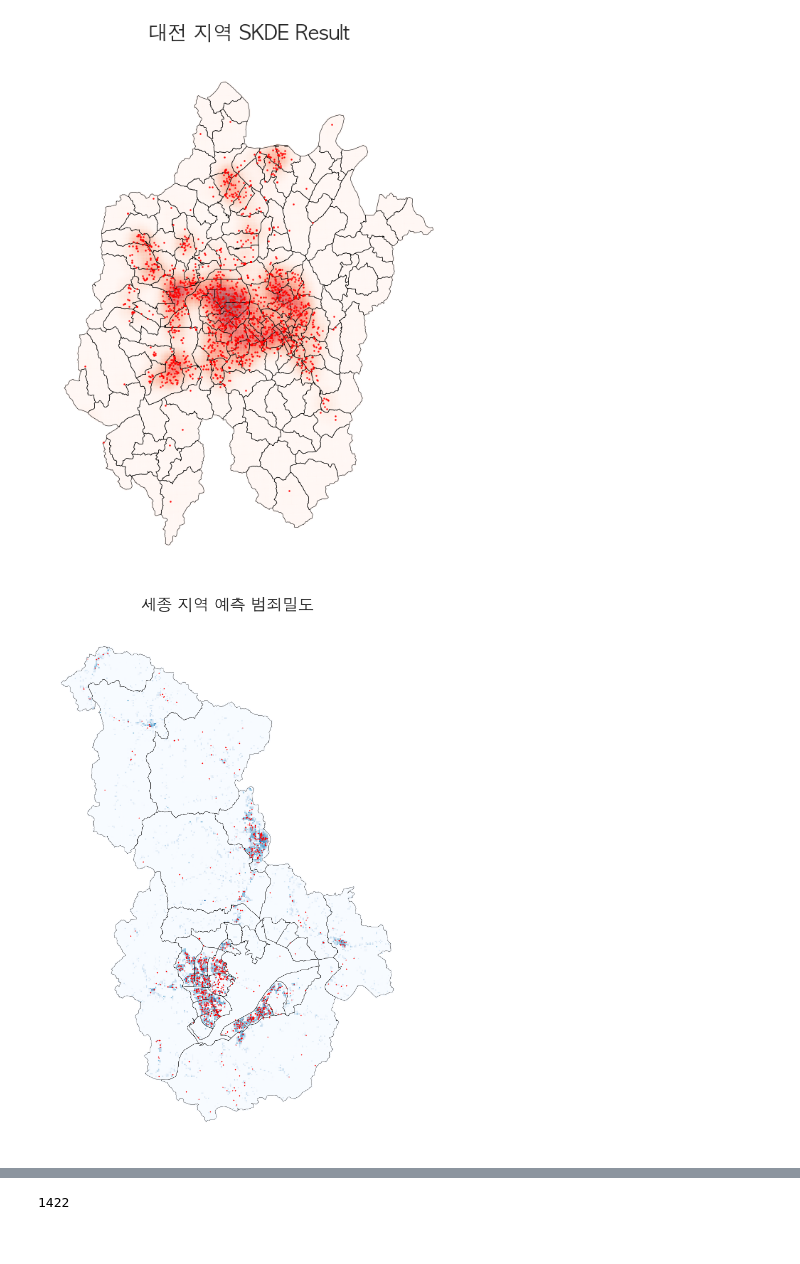
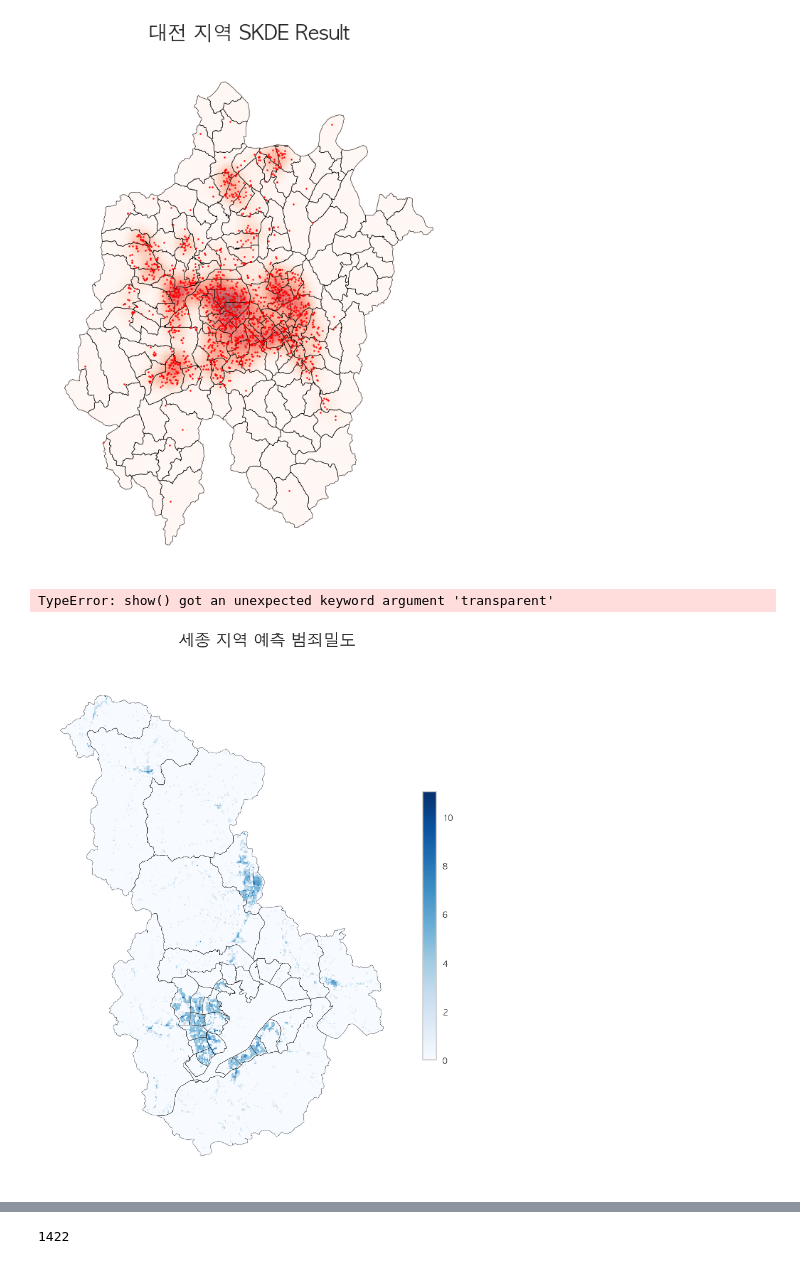
Before and after one commit to ddangchani/LocalSecurity_competition, a Jupyter notebook: Modeling/caret.ipynb, the cells around one changed output, grey strips where cells are left out. Drawn from its saved outputs; the diff is of its cells as text; code cells hidden in the pictures.

```diff
--- a/Modeling/caret.ipynb
+++ b/Modeling/caret.ipynb
@@ -92,7 +93,7 @@ gbr = reg.create_model('gbr')
 | Mean | 0.4360 | 0.4745 | 0.6885 | 0.5262 | 0.2710 | 2.3761 |
 | Std | 0.0088 | 0.0294 | 0.0213 | 0.0253 | 0.0061 | 1.1239 |
 # %%
-tuned_gbr = reg.tune_model(gbr)
+tuned_gbr = reg.tune_model(gbr, search_library='scikit-optimize')
 # %% [output]
 |  | MAE | MSE | RMSE | R2 | RMSLE | MAPE |
 | Fold |  |  |  |  |  |  |
@@ -150,11 +151,13 @@ census = gpd.read_file('df_full_100M.gpkg').fillna(0)
 df_predict = grid_SJ.set_index('GRID_100M_').join(census[census.columns.drop('geometry')].set_index('GRID_100M_')).reset_index(drop=True)
 df_predict = df_predict[df_predict.columns.drop('geometry')]
 # %%
-df_predict = predict_model(gbr, data=df_predict)
+df_predict = predict_model(tuned_gbr, data=df_predict)
 # %% [output]
 [interactive output not drawn]
 # %%
 grid_SJ['density'] = df_predict['prediction_label']
+# %%
+grid_SJ.density = (grid_SJ.density - grid_SJ.density.mean()) / grid_SJ.density.std()
 # %%
 daejeon = gpd.read_file('data/ADM_AREA/대전/LSMD_ADM_SECT_UMD_30.shp', encoding='cp949').to_crs(epsg=5181)
 crime_daejeon = gpd.read_file('data/gdf_crime_adm_DJ.gpkg').to_crs(epsg=5181)
@@ -174,18 +177,19 @@ plt.show()
 # %%
 # Prediction map
 sejong = gpd.read_file('data/ADM_AREA/세종/LSMD_ADM_SECT_UMD_36.shp', encoding='cp949').to_crs(epsg=5181)
 crime_sejong = gpd.read_file('data/gdf_crime_adm_SJ.gpkg')
 grid_SJ['density'] = grid_SJ['density'] - grid_SJ.density.min() # for better plotting
 
 fig, ax = plt.subplots(nrows=1, ncols=1, figsize=(8,10))
 sejong.boundary.plot(ax=ax, zorder=2, color='black', linewidth = 0.3)
-grid_SJ.plot(column = 'density',ax=ax, zorder=1, cmap='Blues')
-crime_sejong.geometry.plot(ax=ax, zorder=3, color='red', markersize=1)
+grid_SJ.plot(column = 'density',ax=ax, zorder=1, cmap='Blues', legend=True, legend_kwds={'shrink' : 0.5})
+# crime_sejong.geometry.plot(ax=ax, zorder=3, color='red', markersize=1)
 
 ax.set_axis_off()
 
 plt.suptitle('세종 지역 예측 범죄밀도', fontsize=20)
 plt.tight_layout()
 plt.show()
 # %% [output]
+TypeError: show() got an unexpected keyword argument 'transparent'
-[figure, old version]
+[figure, new version]
```
Also changed, not shown: parts of 12 cells of this notebook, 12 other files.
